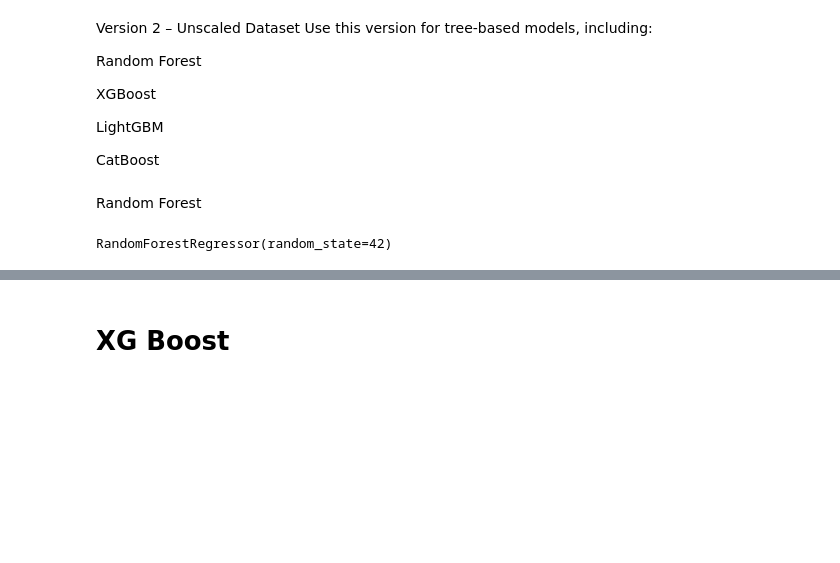
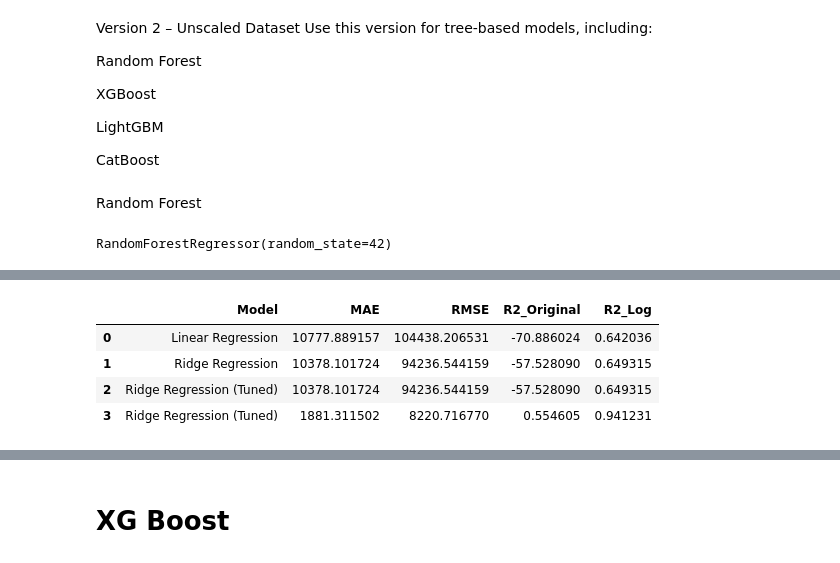
Before and after one commit to samina265/pcf-quality-framework, a Jupyter notebook: BEACON-PCF/notebooks/04_model_observation_(1) (2).ipynb, the cells around one changed output, grey strips where cells are left out. Cells and saved outputs as stored; diff of their text form; code cells hidden in the pictures; blank space fills up the shorter version.

Commit message:
model implementation

```diff
--- a/BEACON-PCF/notebooks/04_model_observation_(1) (2).ipynb
+++ b/BEACON-PCF/notebooks/04_model_observation_(1) (2).ipynb
@@ -791,8 +548,3 @@ rf.fit(
 )
 # %% [output]
 RandomForestRegressor(random_state=42)
-# %%
-rf.fit(
-    X_train,
-    y_train_log
-)
@@ -801,6 +551,6 @@ RandomForestRegressor(random_state=42)
 # %%
 y_pred_log = rf.predict(
-    X_test_scaled
+    X_test
 )
 # %%
 y_pred = np.expm1(
@@ -832,0 +583,8 @@ score
+# %%
+mae = mean_absolute_error(y_test, y_pred)
+
+rmse = np.sqrt(mean_squared_error(y_test, y_pred))
+
+r2_original = r2_score(y_test, y_pred)
+
+r2_log = r2_score(y_test_log, y_pred_log)
@@ -833 +608,16 @@ score
+# %%
+results.loc[len(results)] = [
+    "Ridge Regression (Tuned)",
+    mae,
+    rmse,
+    r2_original,
+    r2_log
+]
+results
+# %% [output]
+|  | Model | MAE | RMSE | R2_Original | R2_Log |
+| 0 | Linear Regression | 10777.889157 | 104438.206531 | -70.886024 | 0.642036 |
+| 1 | Ridge Regression | 10378.101724 | 94236.544159 | -57.528090 | 0.649315 |
+| 2 | Ridge Regression (Tuned) | 10378.101724 | 94236.544159 | -57.528090 | 0.649315 |
+| 3 | Ridge Regression (Tuned) | 1881.311502 | 8220.716770 | 0.554605 | 0.941231 |
 # %%
```
Also changed, not shown: parts of 74 cells of this notebook, 1 other file.
